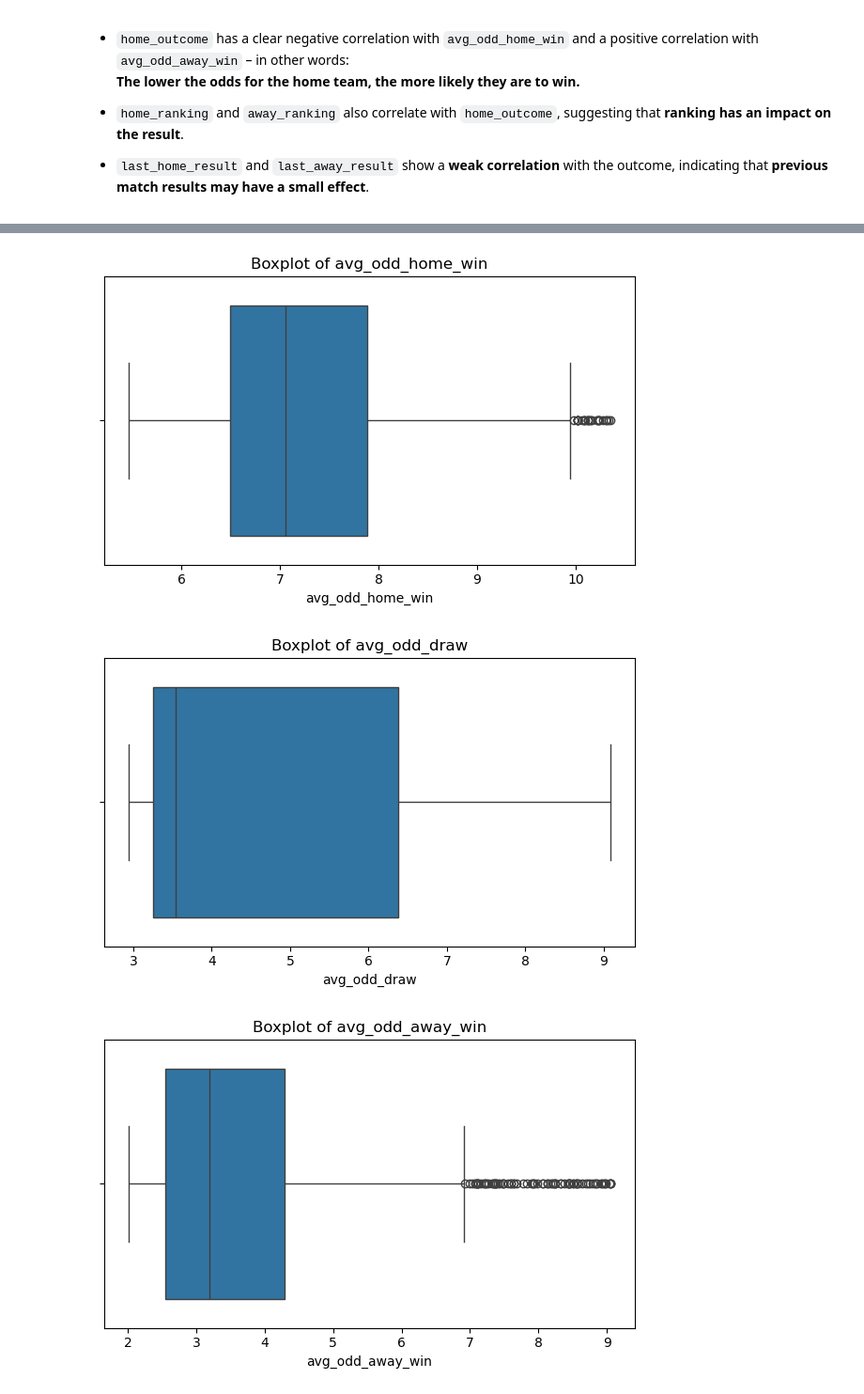
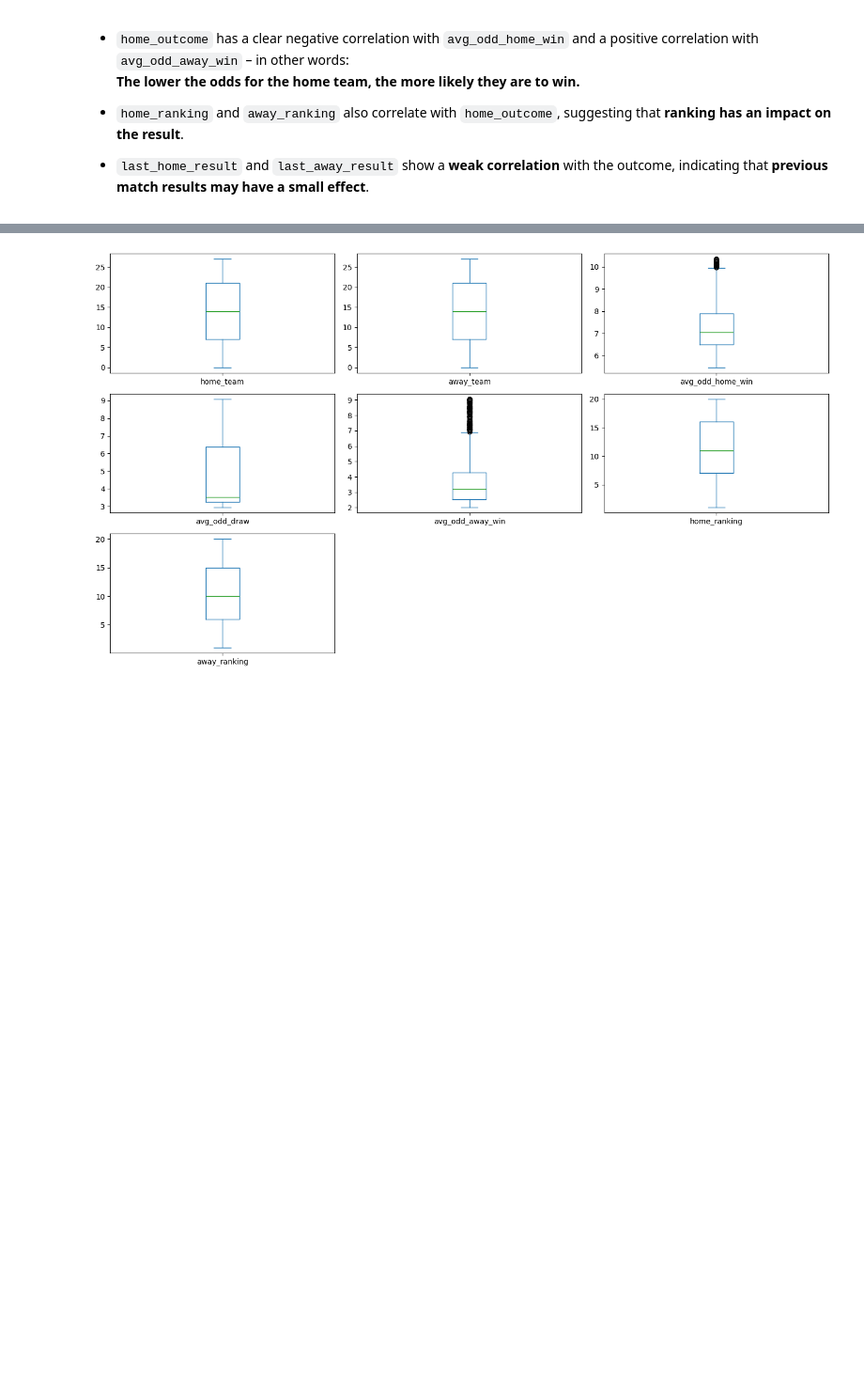
Before and after one commit to peterjanas/betting-BI, a Jupyter notebook: notebook/premier-eda.ipynb, the cells around one changed output, grey strips where cells are left out. Shown at 94% size. Cells and saved outputs as stored; diff of their text form; code cells hidden in the pictures; blank space fills up the shorter version.

Commit message:
Done: - Vis kun de relevante Histogram - Lav Whisker box i stedet for box plot

```diff
--- a/notebook/premier-eda.ipynb
+++ b/notebook/premier-eda.ipynb
@@ -254,15 +252,23 @@ plt.show()
 # %%
-# Boxplots
-boxplot_cols = df.drop (columns=['date', 'home_team', 'away_team', 'home_ranking', 'away_ranking','home_outcome','last_home_result', 'last_away_result'])
+# Udvælg de ønskede kolonner
+columns_to_plot = [
+    'home_team', 'away_team',
+    'avg_odd_home_win', 'avg_odd_draw', 'avg_odd_away_win',
+    'home_ranking', 'away_ranking'
+]
 
-for col in boxplot_cols:
-    plt.figure(figsize=(6, 4))
-    sns.boxplot(x=df[col])
-    plt.title(f'Boxplot of {col}')
-    plt.xlabel(col)
-    plt.tight_layout()
-    plt.show()
+# Lav boxplots med subplots
+df[columns_to_plot].plot(
+    kind='box',
+    subplots=True,
+    layout=(3, 3),  # 3x3 grid for at få god plads
+    sharex=False,
+    sharey=False,
+    figsize=(14, 8),
+    whis=1.5
+)
+
+plt.tight_layout()
+plt.show()
 # %% [output]
-[figure, old version]
+[figure, new version]
-[figure, removed]
-[figure, removed]
```
Also changed, not shown: parts of 10 cells of this notebook.
